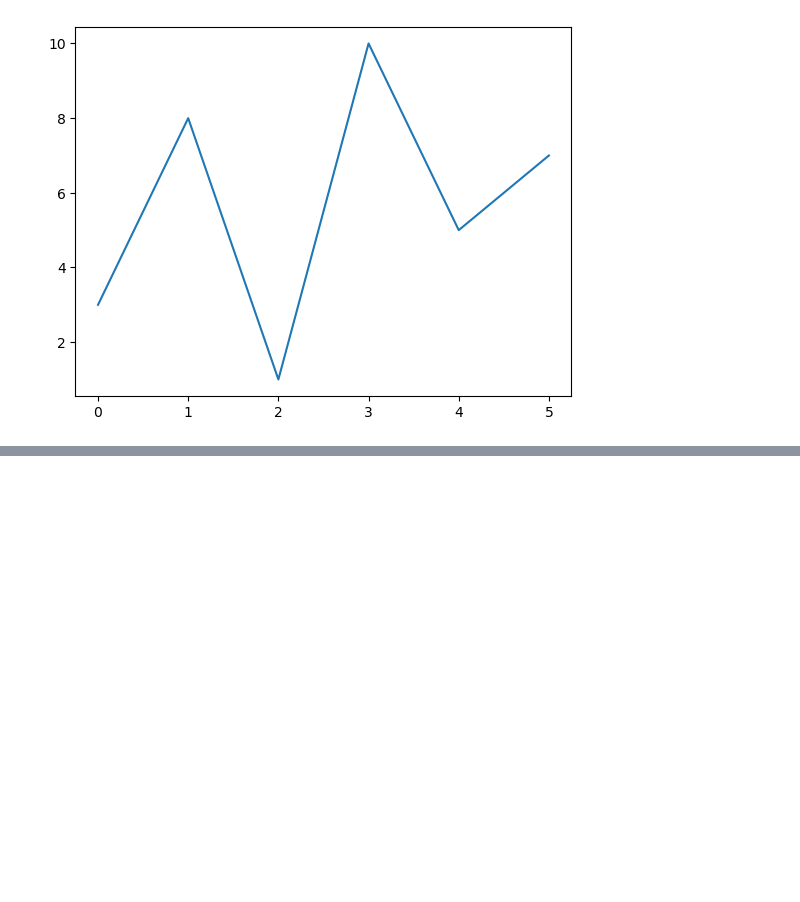
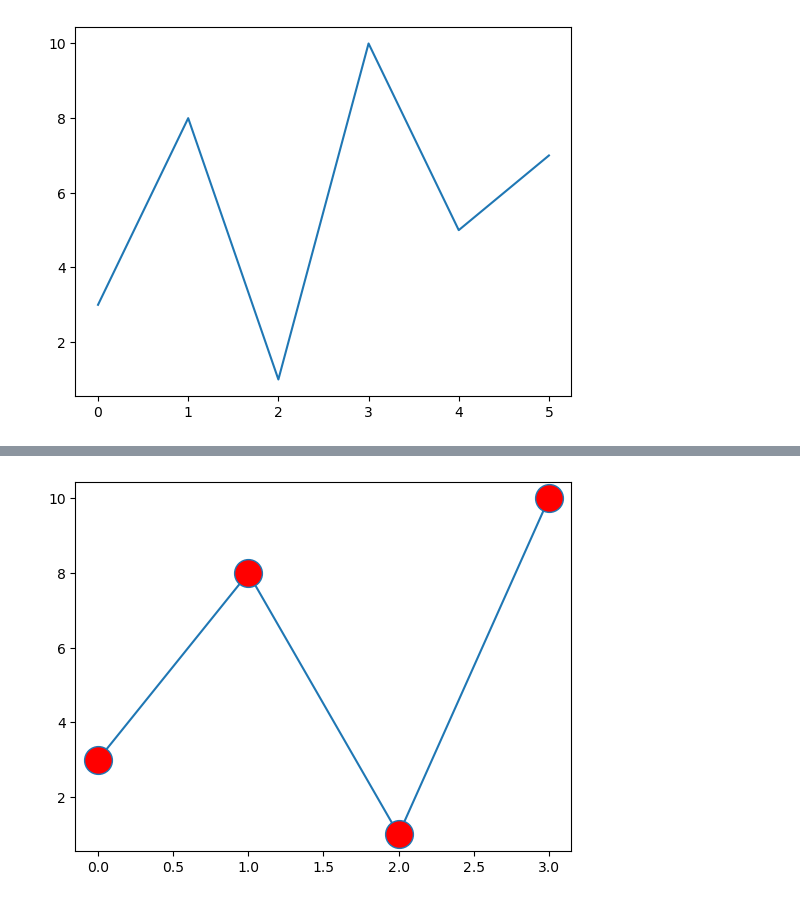
Before and after one commit to achalac/Matplotlib-Tutorial, a Jupyter notebook: Matplotlib tutorial.ipynb, the cells around one changed output, grey strips where cells are left out. Saved outputs shown, nothing was run; the diff lists cells and outputs as text; code cells hidden in the pictures; blank space fills up the shorter version.

```diff
--- a/Matplotlib tutorial.ipynb
+++ b/Matplotlib tutorial.ipynb
@@ -54,0 +91,12 @@ plt.show()
+# %%
+#You can use the keyword argument markerfacecolor or the shorter mfc to set the color inside the edge of the markers:
+
+import matplotlib.pyplot as plt
+import numpy as np
+
+ypoints = np.array([3, 8, 1, 10])
+
+plt.plot(ypoints, marker = 'o', ms = 20, mfc = 'r')
+plt.show()
+# %% [output]
+[figure, added]
```
Also changed, not shown: parts of 8 cells of this notebook.
